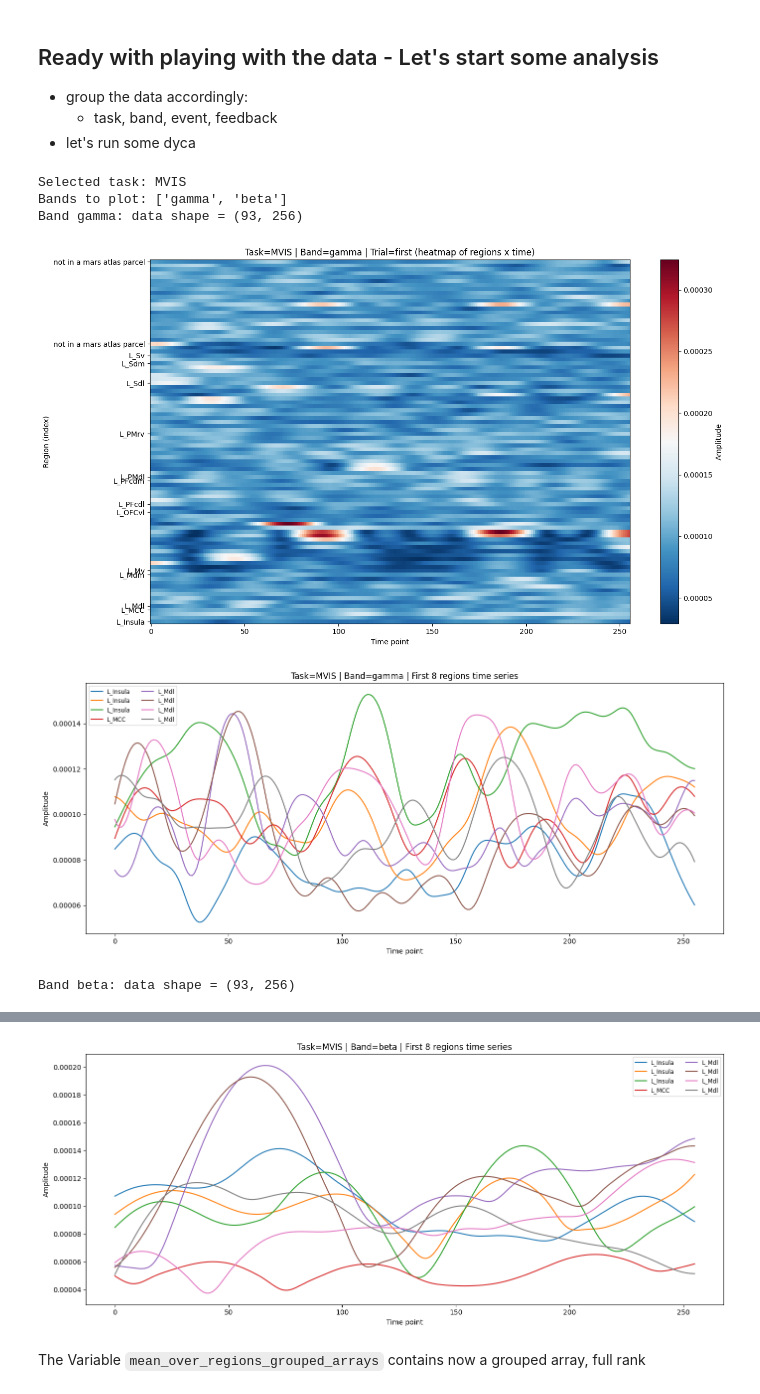
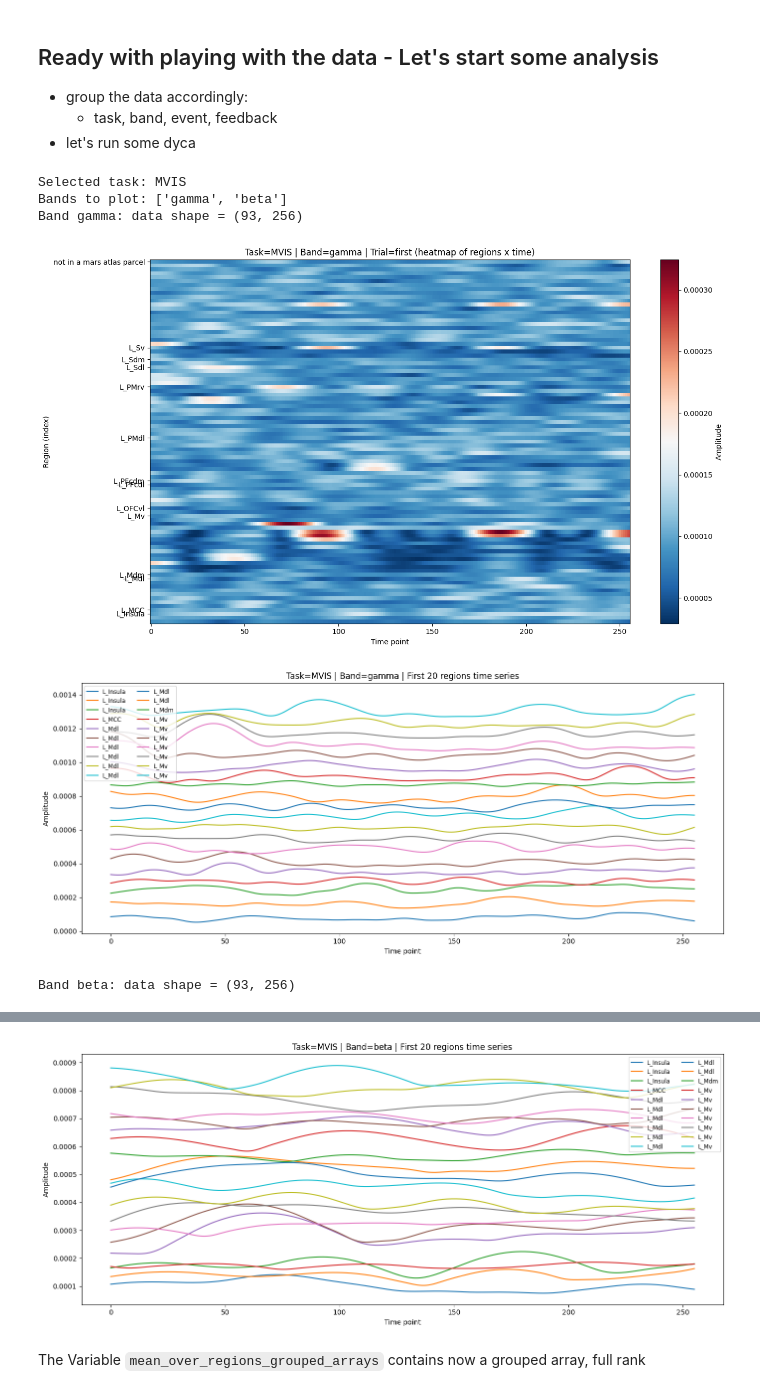
Before and after one commit to annikastiehl/IREM, a Jupyter notebook: dyca_analysis.ipynb, the cells around one changed output, grey strips where cells are left out. Cells and saved outputs as stored; diff of their text form; code cells hidden in the pictures.

Commit message:
changing some plots

```diff
--- a/dyca_analysis.ipynb
+++ b/dyca_analysis.ipynb
@@ -179,41 +179,45 @@ for band in bands_to_plot:
     print(f"Band {band}: data shape = {data.shape}")
 
     # Plot heatmap (regions x time)
     plt.figure(figsize=(14, 8))
     plt.imshow(data, aspect='auto', origin='lower', cmap='RdBu_r')
     plt.colorbar(label='Amplitude')
     plt.ylabel('Region (index)')
     plt.xlabel('Time point')
     plt.title(f"Task={task} | Band={band} | Trial=first (heatmap of regions x time)")
 
     # reduce y tick labels to avoid overcrowding
     region_names = [str(r) for r in sel_trial.region.values]
-    ticks = [0]
-    for i in range(1, len(region_names)):
-        if region_names[i] != region_names[i-1]:
-            ticks.append(i)
-    if ticks[-1] != len(region_names) - 1:
-        ticks.append(len(region_names) - 1)
+    n = len(region_names)
+    ticks = []
+    for i in range(n - 1):
+        if region_names[i] != region_names[i + 1]:
+            ticks.append(i)  # current index is the last occurrence of this label
+    if n > 0:
+        ticks.append(n - 1)  # always include the final row
     tick_labels = [region_names[i] for i in ticks]
     plt.yticks(ticks, tick_labels)
     plt.tight_layout()
     plt.show()
 
     # also plot a few example region time series (first 8 regions)
-    n_examples = min(8, data.shape[0])
+    n_examples = min(20, data.shape[0])
     plt.figure(figsize=(14, 6))
+    offset = 0
+    offset_step = np.max(np.abs(data)) * 0.2  # to separate the plots visually
     for i in range(n_examples):
-        plt.plot(data[i], label=str(sel_trial.region.values[i]))
+        plt.plot(data[i]+offset, label=str(sel_trial.region.values[i]))
+        offset += offset_step
     plt.legend(ncol=2, fontsize='small')
     plt.xlabel('Time point')
     plt.ylabel('Amplitude')
     plt.title(f"Task={task} | Band={band} | First {n_examples} regions time series")
     plt.tight_layout()
     plt.show()
 # %% [output]
 Selected task: MVIS
 Bands to plot: ['gamma', 'beta']
 Band gamma: data shape = (93, 256)
-[figure, old version]
+[figure, new version]
-[figure, old version]
+[figure, new version]
 Band beta: data shape = (93, 256)
@@ -221,4 +225,4 @@ Band beta: data shape = (93, 256)
-[figure, old version]
+[figure, new version]
 # %%
 # group the data by task, band, event, feedback (so we have at the end 24 arrays)
 # Get unique values for each dimension
```
Also changed, not shown: parts of 1 cell of this notebook.
